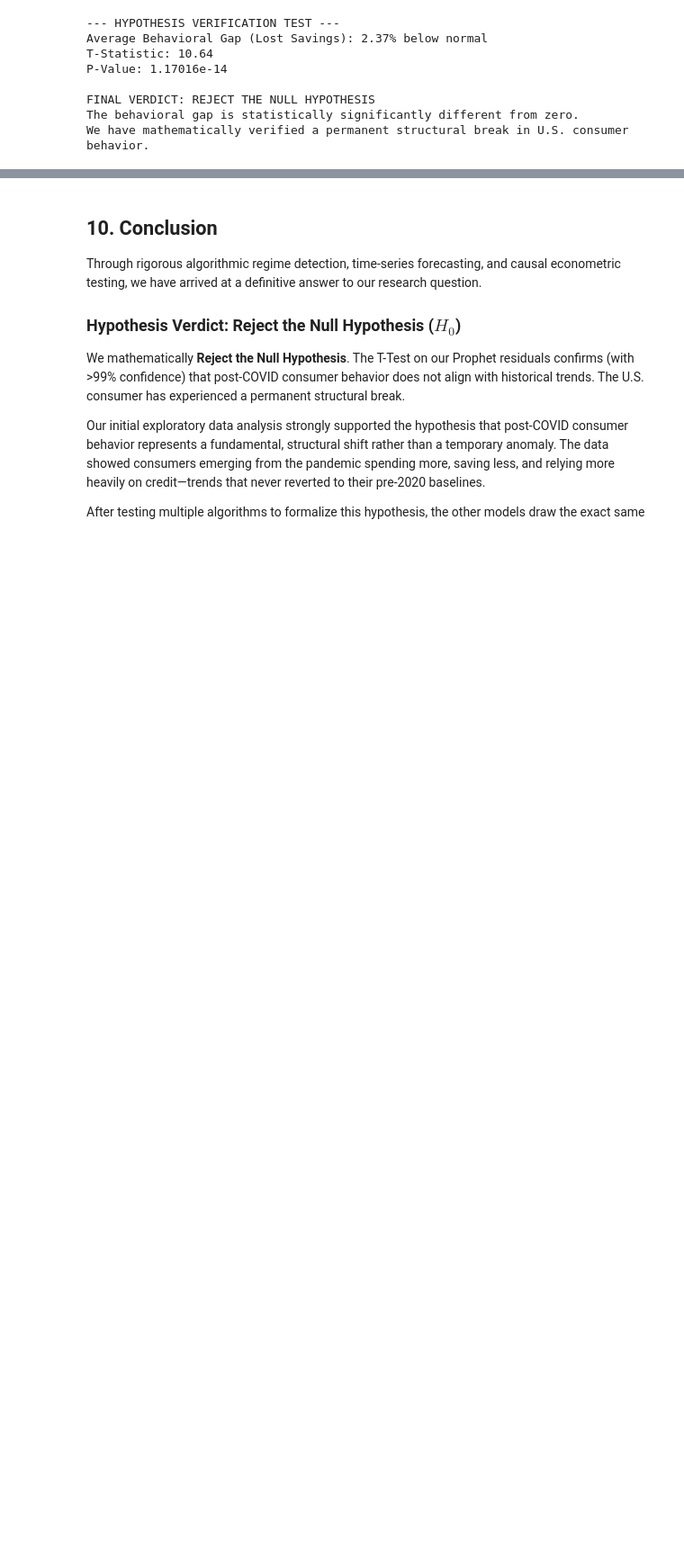
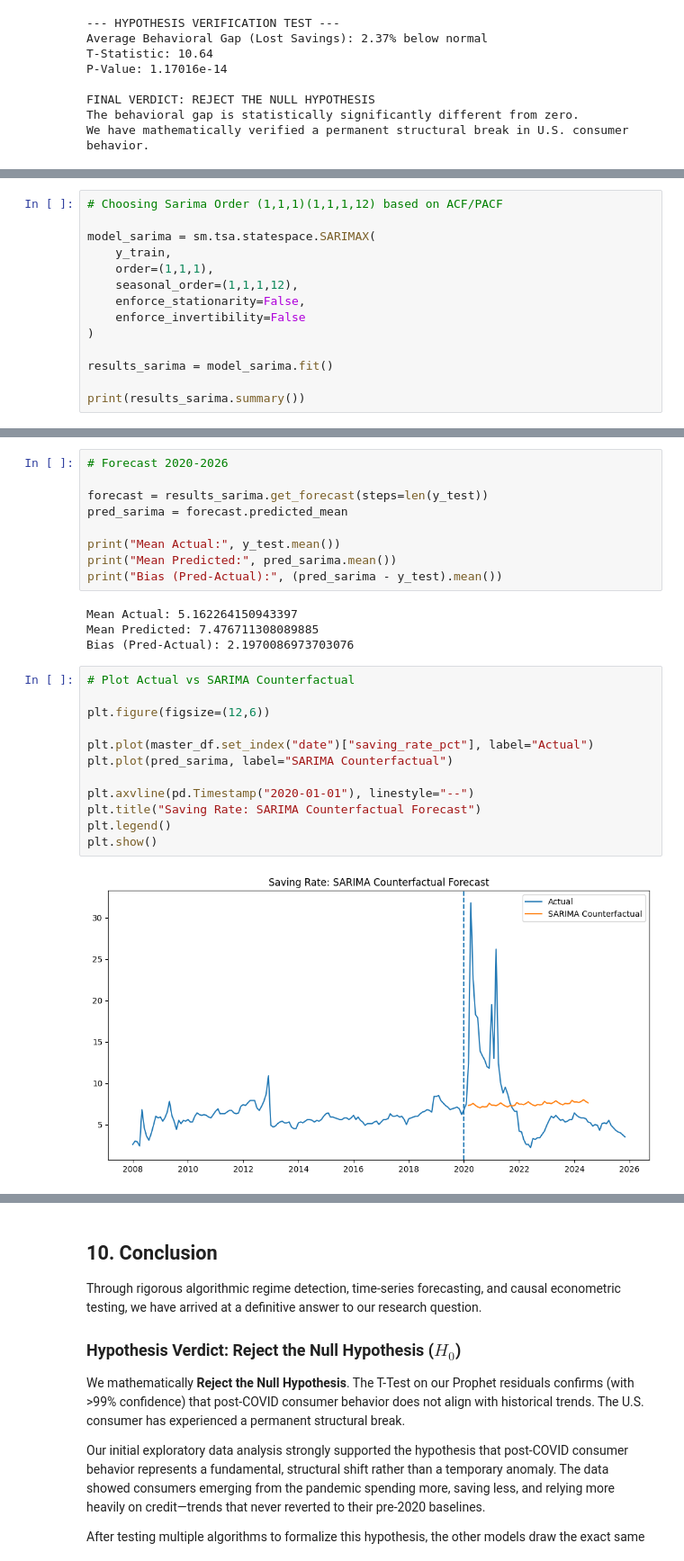
Before and after one commit to hamedtaeb/US-Consumer-Behaviour, a Jupyter notebook: notebooks/final_notebook.ipynb, the cells around one changed output, grey strips where cells are left out. Shown at 90% size. Saved outputs shown, nothing was run; the diff lists cells and outputs as text; blank space fills up the shorter version.

```diff
--- a/notebooks/final_notebook.ipynb
+++ b/notebooks/final_notebook.ipynb
@@ -809,0 +829,14 @@ We have mathematically verified a permanent structural break in U.S. consumer be
+# %%
+# Choosing Sarima Order (1,1,1)(1,1,1,12) based on ACF/PACF
+
+model_sarima = sm.tsa.statespace.SARIMAX(
+    y_train,
+    order=(1,1,1),
+    seasonal_order=(1,1,1,12),
+    enforce_stationarity=False,
+    enforce_invertibility=False
+)
+
+results_sarima = model_sarima.fit()
+
+print(results_sarima.summary())
@@ -809,0 +861,27 @@ We have mathematically verified a permanent structural break in U.S. consumer be
+# %%
+# Forecast 2020-2026
+
+forecast = results_sarima.get_forecast(steps=len(y_test))
+pred_sarima = forecast.predicted_mean
+
+print("Mean Actual:", y_test.mean())
+print("Mean Predicted:", pred_sarima.mean())
+print("Bias (Pred-Actual):", (pred_sarima - y_test).mean())
+# %% [output]
+Mean Actual: 5.162264150943397
+Mean Predicted: 7.476711308089885
+Bias (Pred-Actual): 2.1970086973703076
+# %%
+# Plot Actual vs SARIMA Counterfactual
+
+plt.figure(figsize=(12,6))
+
+plt.plot(master_df.set_index("date")["saving_rate_pct"], label="Actual")
+plt.plot(pred_sarima, label="SARIMA Counterfactual")
+
+plt.axvline(pd.Timestamp("2020-01-01"), linestyle="--")
+plt.title("Saving Rate: SARIMA Counterfactual Forecast")
+plt.legend()
+plt.show()
+# %% [output]
+[figure, added]
```
Also changed, not shown: parts of 10 cells of this notebook.
